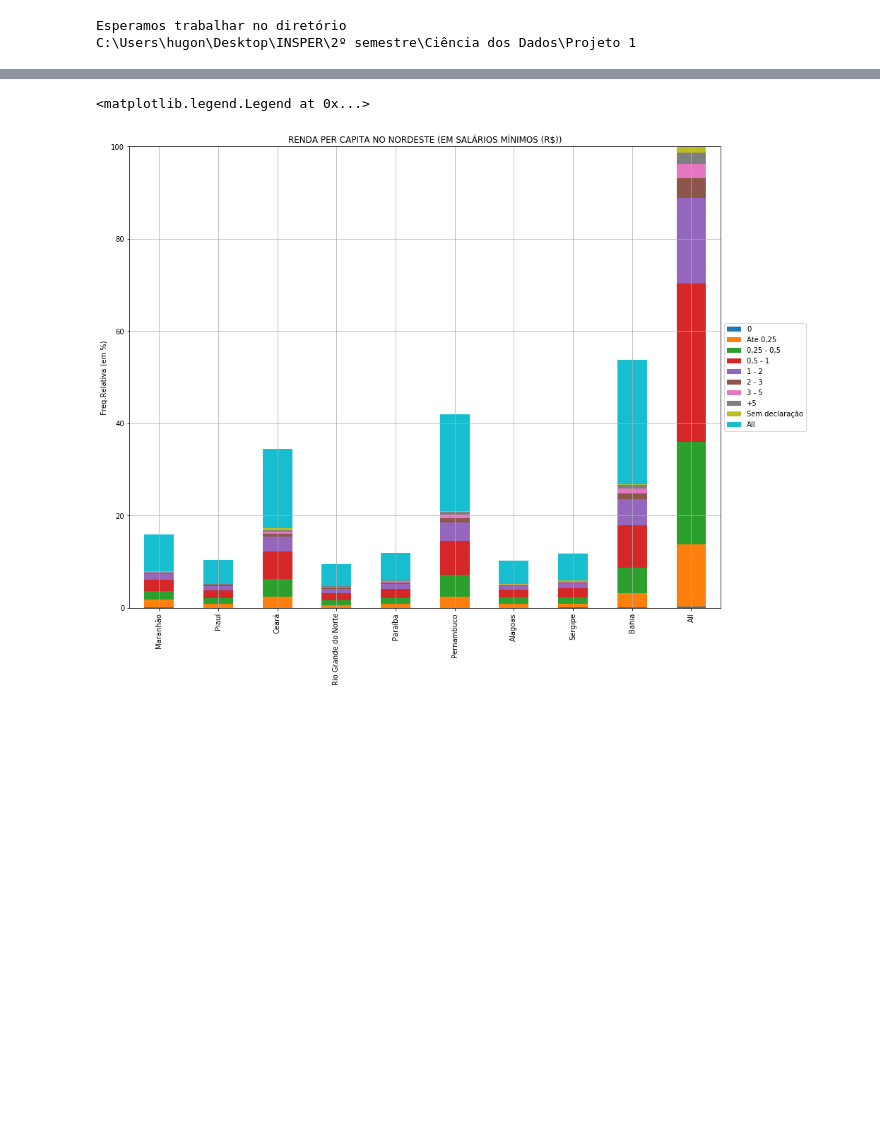
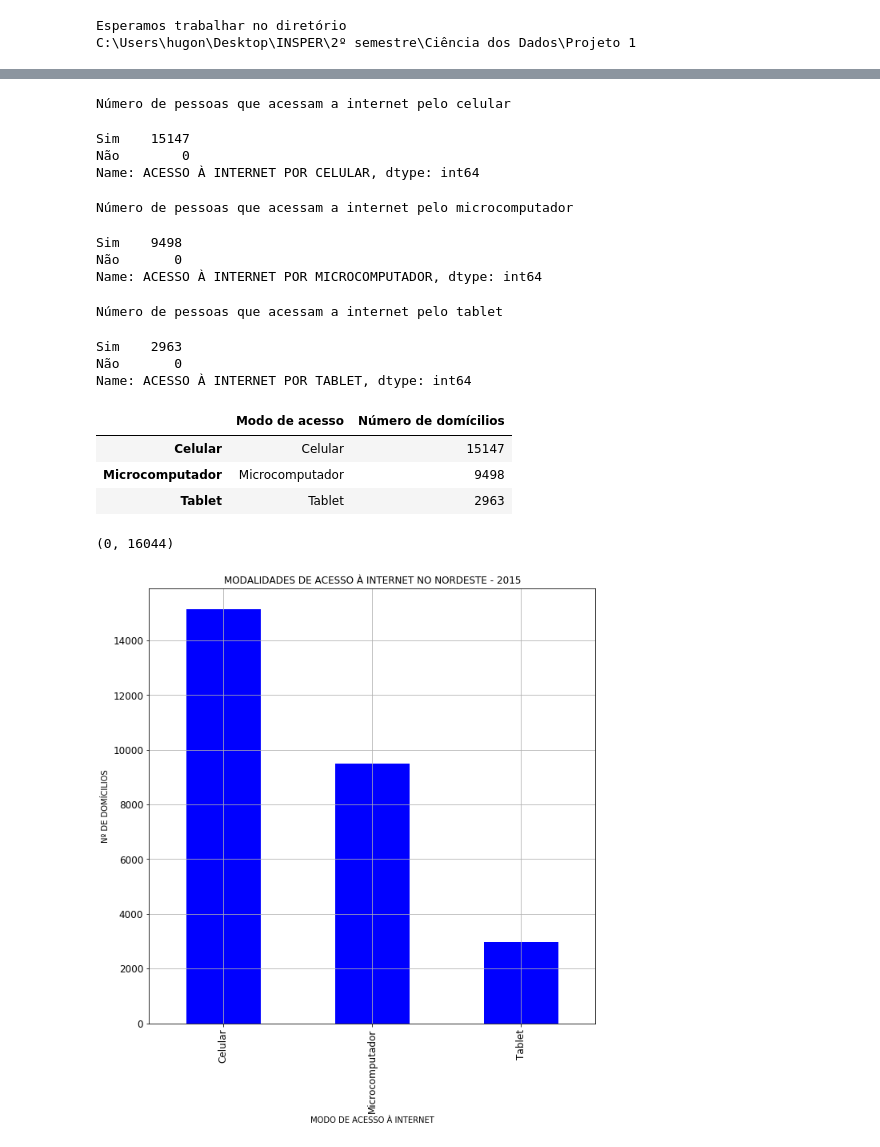
Before and after one commit to hugogr99/CIENCIA-DOS-DADOS, a Jupyter notebook: Projeto 1.ipynb, the cells around one changed output, grey strips where cells are left out. Cells and saved outputs as stored; diff of their text form; code cells hidden in the pictures; blank space fills up the shorter version.

```diff
--- a/Projeto 1.ipynb
+++ b/Projeto 1.ipynb
@@ -157,13 +125,0 @@ ct2
-# %%
-plot = ct2.T.plot(kind='bar', stacked=True,title='RENDA PER CAPITA NO NORDESTE (EM SALÁRIOS MÍNIMOS (R$))')
-plot.set_ylim([0, 100])
-plt.ylabel('Freq.Relativa (em %)')
-plt.grid()
-
-ax = plt.subplot(111)
-box = ax.get_position()
-ax.set_position([box.x0, box.y0, box.width * 2.5, box.height*3])
-ax.legend(loc='center left', bbox_to_anchor=(1, 0.5))
-# %% [output]
-<matplotlib.legend.Legend at 0x...>
-[figure, removed]
@@ -170,2 +130,54 @@ ax.legend(loc='center left', bbox_to_anchor=(1, 0.5))
+# %%
+print('Número de pessoas que acessam a internet pelo celular')
+a = pd.value_counts(cel['ACESSO À INTERNET POR CELULAR'])
+a
+# %% [output]
+Número de pessoas que acessam a internet pelo celular
+Sim    15147
+Não        0
+Name: ACESSO À INTERNET POR CELULAR, dtype: int64
+# %%
+print('Número de pessoas que acessam a internet pelo microcomputador')
+b = pd.value_counts(mc['ACESSO À INTERNET POR MICROCOMPUTADOR'])
+b
+# %% [output]
+Número de pessoas que acessam a internet pelo microcomputador
+Sim    9498
+Não       0
+Name: ACESSO À INTERNET POR MICROCOMPUTADOR, dtype: int64
+# %%
+print('Número de pessoas que acessam a internet pelo tablet')
+c = pd.value_counts(tab['ACESSO À INTERNET POR TABLET'])
+c
+# %% [output]
+Número de pessoas que acessam a internet pelo tablet
+Sim    2963
+Não       0
+Name: ACESSO À INTERNET POR TABLET, dtype: int64
+# %%
+x = {'Modo de acesso':pd.Series(['Celular','Microcomputador','Tablet'],index=['Celular','Microcomputador','Tablet'])}
+
+x = pd.DataFrame(x)
+# %%
+y = {'Número de domícilios':pd.Series([15147,9498,2963],index=['Celular','Microcomputador','Tablet'])}
+
+y = pd.DataFrame(y)
+# %%
+tabf = pd.concat([x,y], axis=1)
+tabf
+# %% [output]
+|  | Modo de acesso | Número de domícilios |
+| Celular | Celular | 15147 |
+| Microcomputador | Microcomputador | 9498 |
+| Tablet | Tablet | 2963 |
+# %%
+ax = tabf.plot(kind='bar', title ="MODALIDADES DE ACESSO À INTERNET NO NORDESTE - 2015",figsize=(10,10),legend=False, fontsize=12,color='b')
+plt.grid()
+plt.ylabel('Nº DE DOMÍCILIOS')
+plt.xlabel('MODO DE ACESSO À INTERNET')
+plot.set_ylim([0, 16044])
+# %% [output]
+(0, 16044)
+[figure, added]
 # %%
 nordeste.to_csv('Projeto1_HugoGR.csv', index=False, encoding='utf-8')
```
Also changed, not shown: parts of 12 cells of this notebook.
